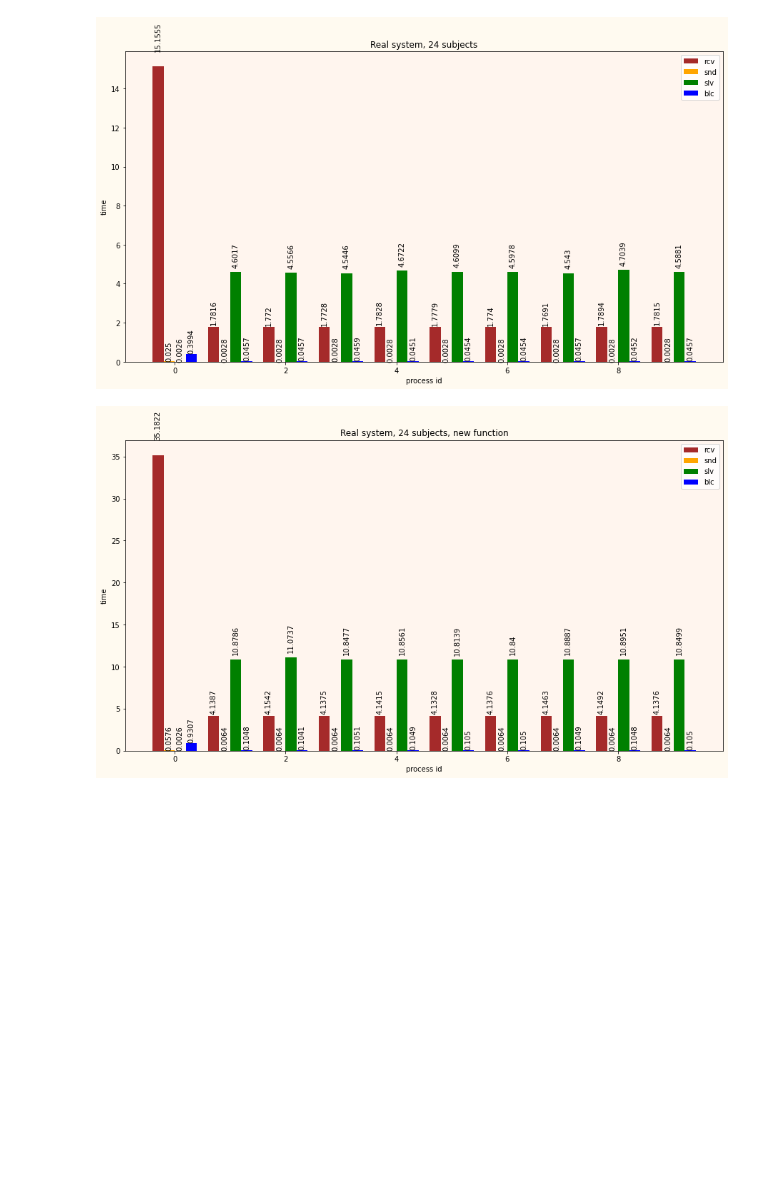
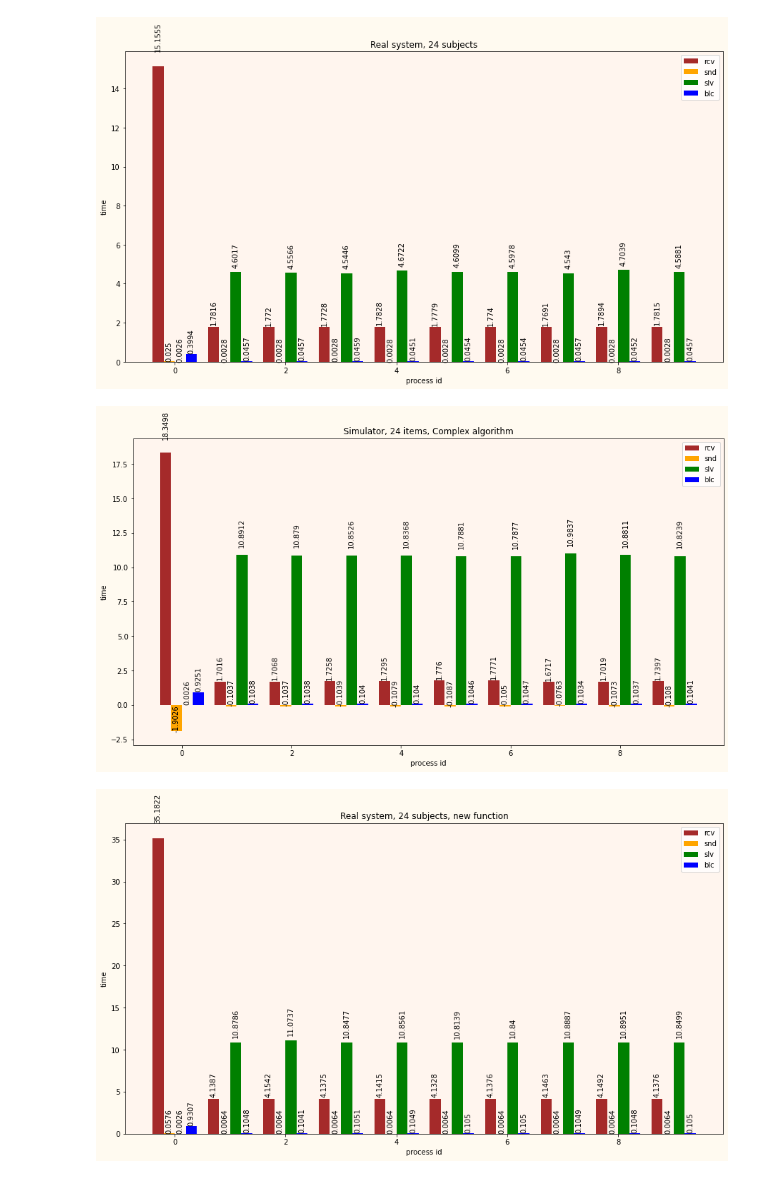
Before and after one commit to amonin7/Simulator, a Jupyter notebook: Visualization.ipynb, the cells around one changed output. Drawn from its saved outputs; the diff is of its cells as text; code cells hidden in the pictures; blank space fills up the shorter version.

```diff
--- a/Visualization.ipynb
+++ b/Visualization.ipynb
@@ -210,6 +210,10 @@ plot_statistics('TraceC.csv', 'Simulator, 20 subjects')
 plot_statistics('TraceC.csv', 'Real system, 24 subjects')
 # %% [output]
 [figure]
+# %%
+plot_statistics('TraceC.csv', 'Simulator, 24 items, Complex algorithm')
+# %% [output]
+[figure, added]
 # %%
 plot_statistics('TraceC.csv', 'Real system, 24 subjects, new function')
 # %% [output]
```
Also changed, not shown: parts of 3 cells of this notebook, 2 other files.
